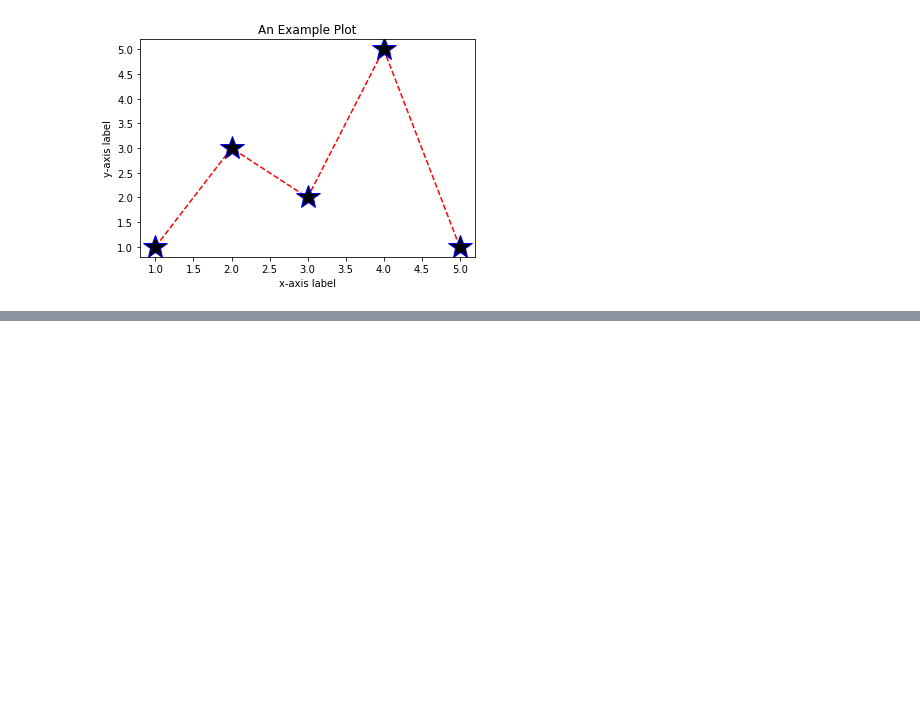
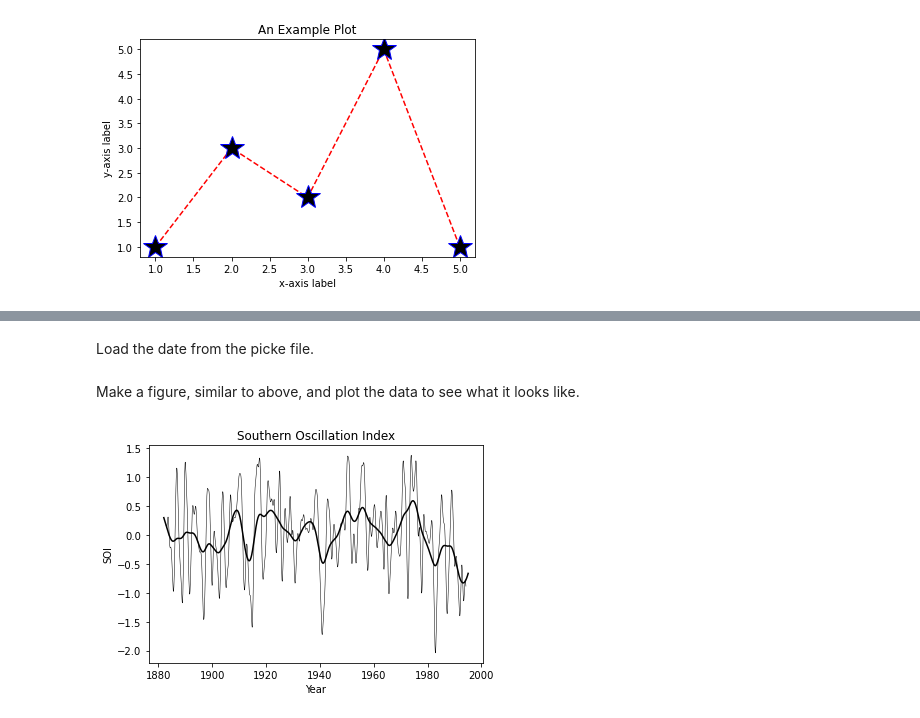
Before and after one commit to anissa111/matplotlib-tutorial, a Jupyter notebook: Prerelease.ipynb, the cells around one changed output, grey strips where cells are left out. Saved outputs shown, nothing was run; the diff lists cells and outputs as text; code cells hidden in the pictures; blank space fills up the shorter version.

Commit message:
geoscience example and data

```diff
--- a/Prerelease.ipynb
+++ b/Prerelease.ipynb
@@ -84,0 +97,2 @@ ax.set_title('An Example Plot');
+# %% [markdown]
+Load the date from the picke file.
@@ -84,0 +109,18 @@ ax.set_title('An Example Plot');
+# %% [markdown]
+Make a figure, similar to above, and plot the data to see what it looks like.
+# %%
+# Plot data
+fig = plt.figure()
+ax = plt.gca()
+
+# Label the axes
+plt.xlabel('Year')
+plt.ylabel('SOI')
+
+# Set plot title
+plt.title('Southern Oscillation Index')
+
+ax.plot(date, soi, color='black', linewidth=0.5)
+ax.plot(date, dsoi, color='black');
+# %% [output]
+[figure, added]
```
Also changed, not shown: parts of 13 cells of this notebook, 3 other files.
